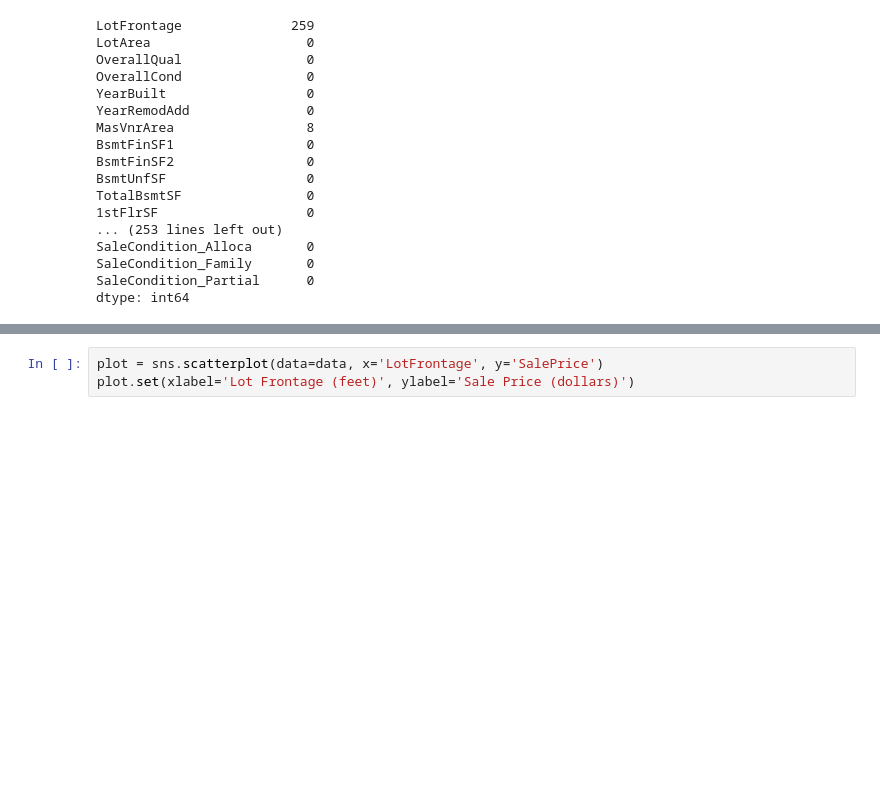
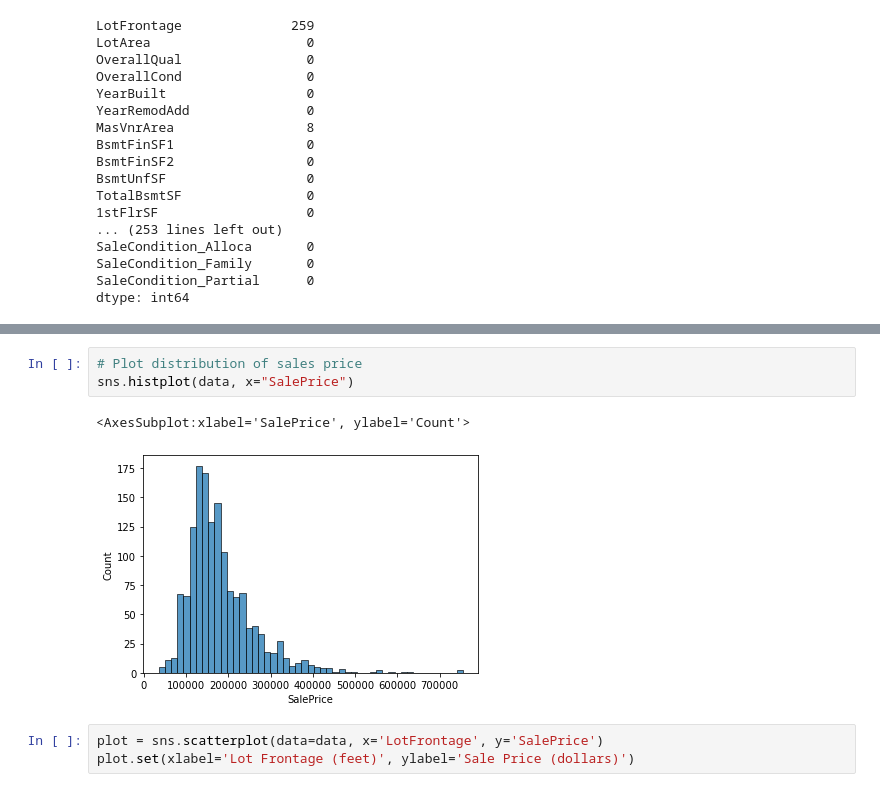
Before and after one commit to rahimrasool/housing_price, a Jupyter notebook: notebooks/data_exploration.ipynb, the cells around one changed output, grey strips where cells are left out. Drawn from its saved outputs; the diff is of its cells as text; blank space fills up the shorter version.

Commit message:
added code to show distributions of quantitative variables

```diff
--- a/notebooks/data_exploration.ipynb
+++ b/notebooks/data_exploration.ipynb
@@ -31,3 +44,9 @@ dtype: int64
+# %%
+# Plot distribution of sales price
+sns.histplot(data, x="SalePrice")
+# %% [output]
+<AxesSubplot:xlabel='SalePrice', ylabel='Count'>
+[figure, added]
 # %%
 plot = sns.scatterplot(data=data, x='LotFrontage', y='SalePrice')
 plot.set(xlabel='Lot Frontage (feet)', ylabel='Sale Price (dollars)')
```
Also changed, not shown: parts of 1 cell of this notebook.
